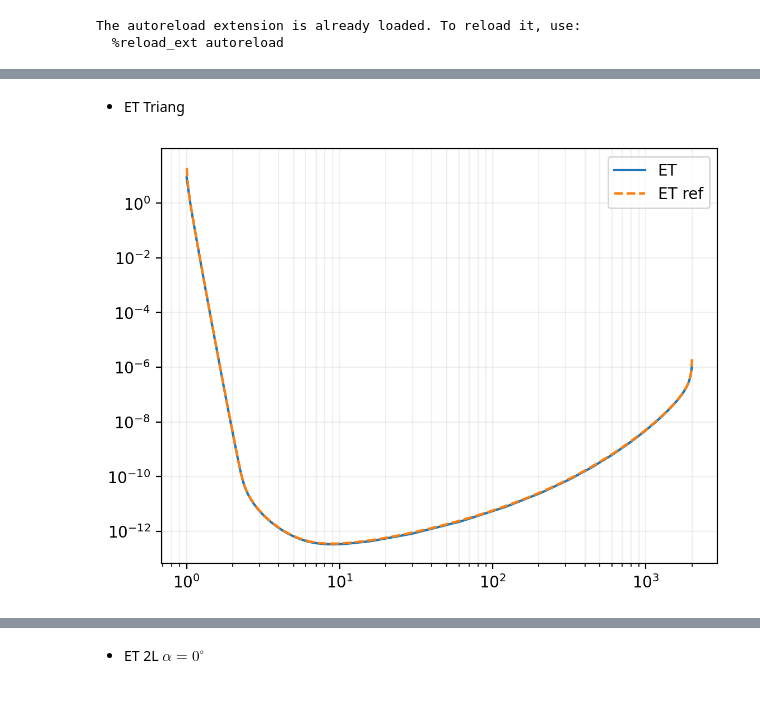
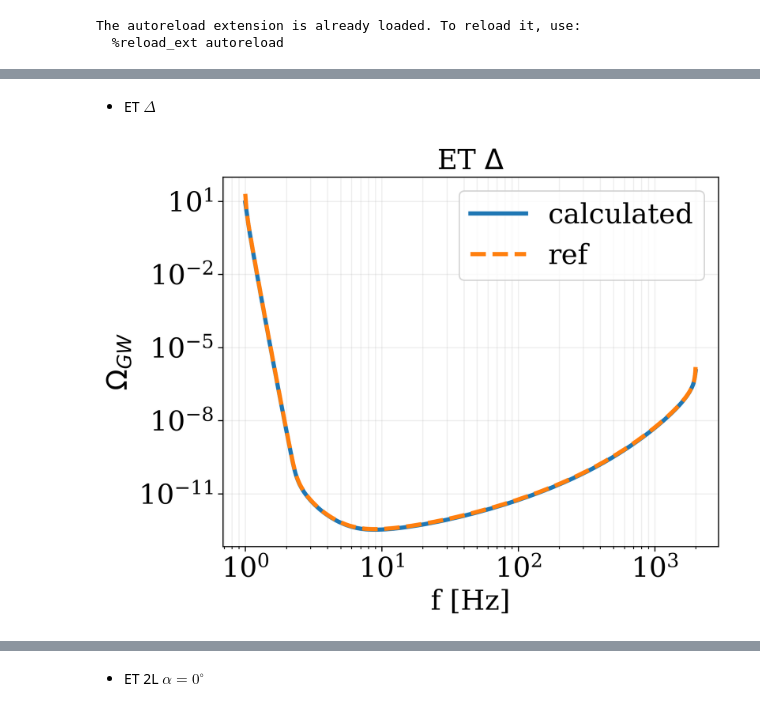
Before and after one commit to ilariacaporali/GWBird, a Jupyter notebook: PLS_checks.ipynb, the cells around one changed output, grey strips where cells are left out. Cells and saved outputs as stored; diff of their text form; code cells hidden in the pictures.

```diff
--- a/PLS_checks.ipynb
+++ b/PLS_checks.ipynb
@@ -9,6 +9,17 @@ from nest import overlap_try as overlap
 from nest import detectors
 from astropy.cosmology import Planck15
 from nest import pls_try as pls
+import matplotlib.cm as cm
+
+plt.rcParams['figure.dpi'] = 300
+plt.rcParams['font.size'] = 20
+plt.rcParams['axes.labelsize'] = 20
+plt.rcParams['axes.titlesize'] = 20
+plt.rcParams['xtick.labelsize'] = 20
+plt.rcParams['ytick.labelsize'] = 20
+plt.rcParams['legend.fontsize'] = 20
+plt.rcParams['lines.linewidth'] = 3
+plt.rcParams['font.family'] = 'serif'
 # %% [output]
 The autoreload extension is already loaded. To reload it, use:
   %reload_ext autoreload
@@ -15,5 +56,5 @@ The autoreload extension is already loaded. To reload it, use:
 # %% [markdown]
-* ET Triang
+* ET $\Delta$
 # %%
 f = np.logspace(0, np.log10(2000), 1000)
 beta_min = -40
@@ -22,13 +63,16 @@ fref = 25
 snr = 1
 Tobs = 1
 
-pls_weighted_ET_triang = pls.find_pls_weighted_t('ET A', 'ET B', f, beta_min, beta_max, fref, snr, Tobs, None)
+pls_weighted_ET_triang = pls.find_pls_weighted('ET A', 'ET B', f, 't', beta_min, beta_max, fref, snr, Tobs, None)
 f_ref, PLS_ref = np.loadtxt('PLS_CoBA_store/h2_Omega_PLS_SNR_1_Tobs_1yr_T_10km_HFLFcryo.txt', unpack=True)
 # %%
-plt.loglog(f, pls_weighted_ET_triang, label='ET')
-plt.loglog(f_ref, PLS_ref, label='ET ref', linestyle = '--')
+plt.loglog(f, pls_weighted_ET_triang, label='calculated')
+plt.loglog(f_ref, PLS_ref, label='ref', linestyle = '--')
 plt.legend()
+plt.xlabel('f [Hz]')
+plt.ylabel(r'$\Omega_{GW}$')
 plt.grid(alpha =0.2, which='both')
+plt.title(r'ET $\Delta$')
 plt.show()
 # %% [output]
-[figure, old version]
+[figure, new version]
```
Also changed, not shown: parts of 11 cells of this notebook, 2 other files.
